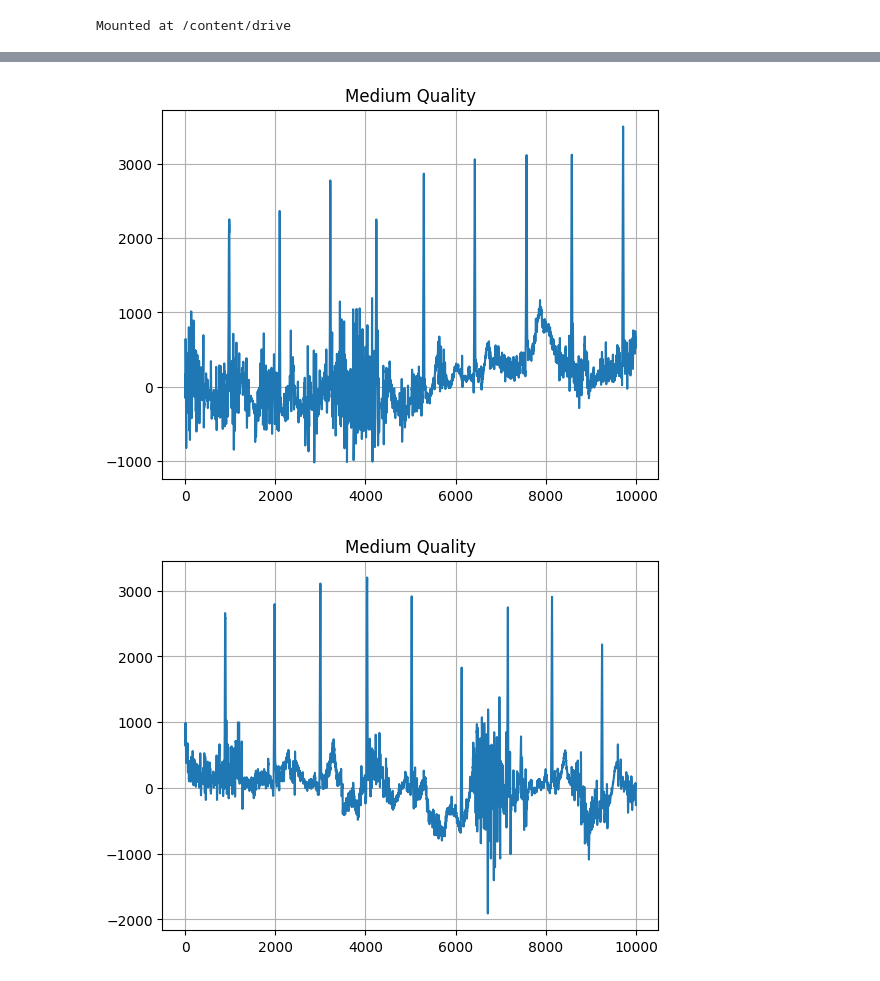
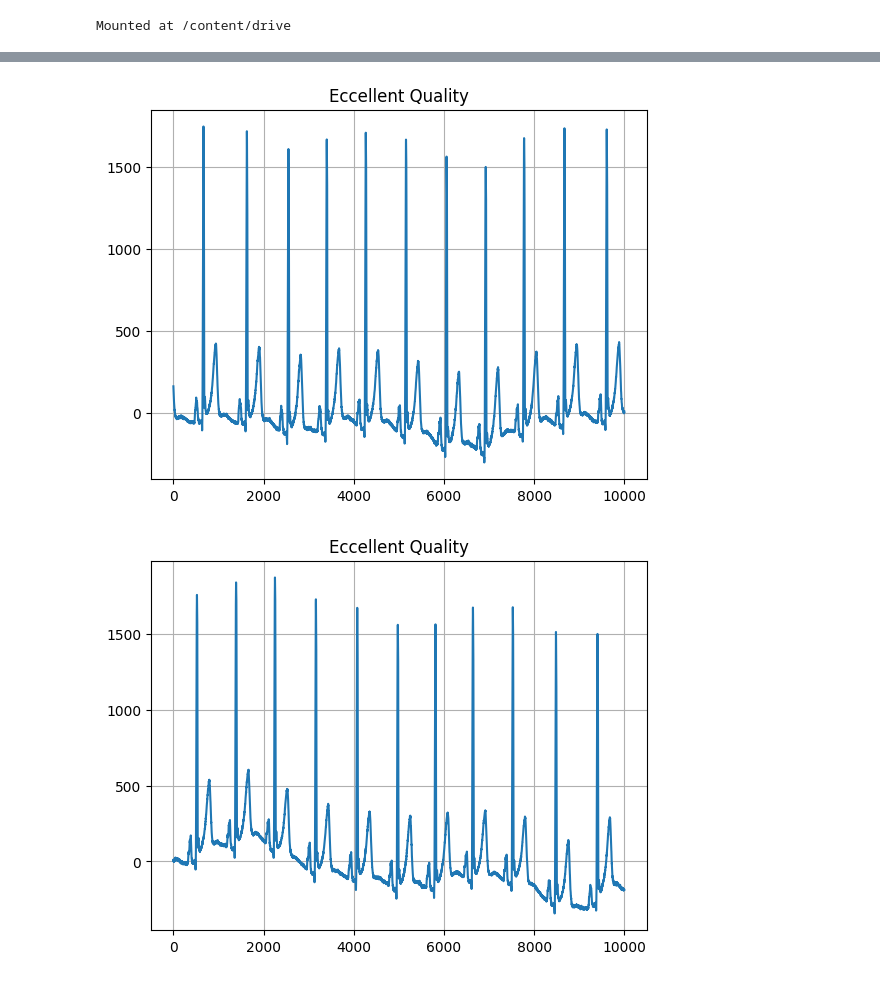
Before and after one commit to MatteoMarcoM/Progetto_AIA, a Jupyter notebook: preprocessing.ipynb, the cells around one changed output, grey strips where cells are left out. Drawn from its saved outputs; the diff is of its cells as text; code cells hidden in the pictures.

```diff
--- a/preprocessing.ipynb
+++ b/preprocessing.ipynb
@@ -313,6 +303,6 @@ def plot_samples_from_df(df, start, end):
         plt.grid()
         plt.show()
 # %%
-#plot_samples_from_df(df, 11100, 11110)
-plot_samples_from_df(df, 100, 110)
+plot_samples_from_df(df, 1100, 1110)
+#plot_samples_from_df(df, 100, 110)
 # %% [output]
@@ -326,2 +316,2 @@ plot_samples_from_df(df, 100, 110)
-[figure, old version]
+[figure, new version]
-[figure, old version]
+[figure, new version]
```
Also changed, not shown: parts of 11 cells of this notebook.
